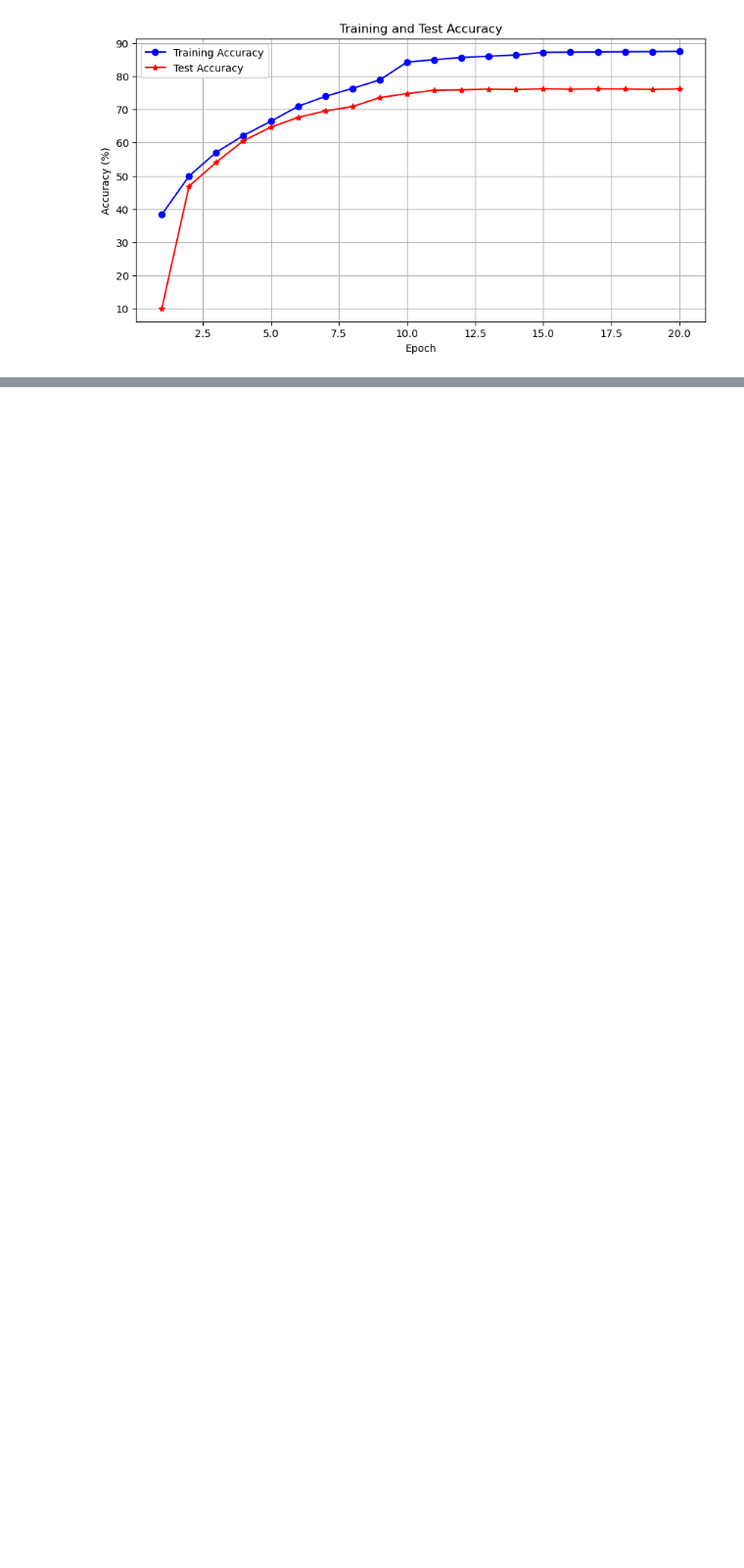
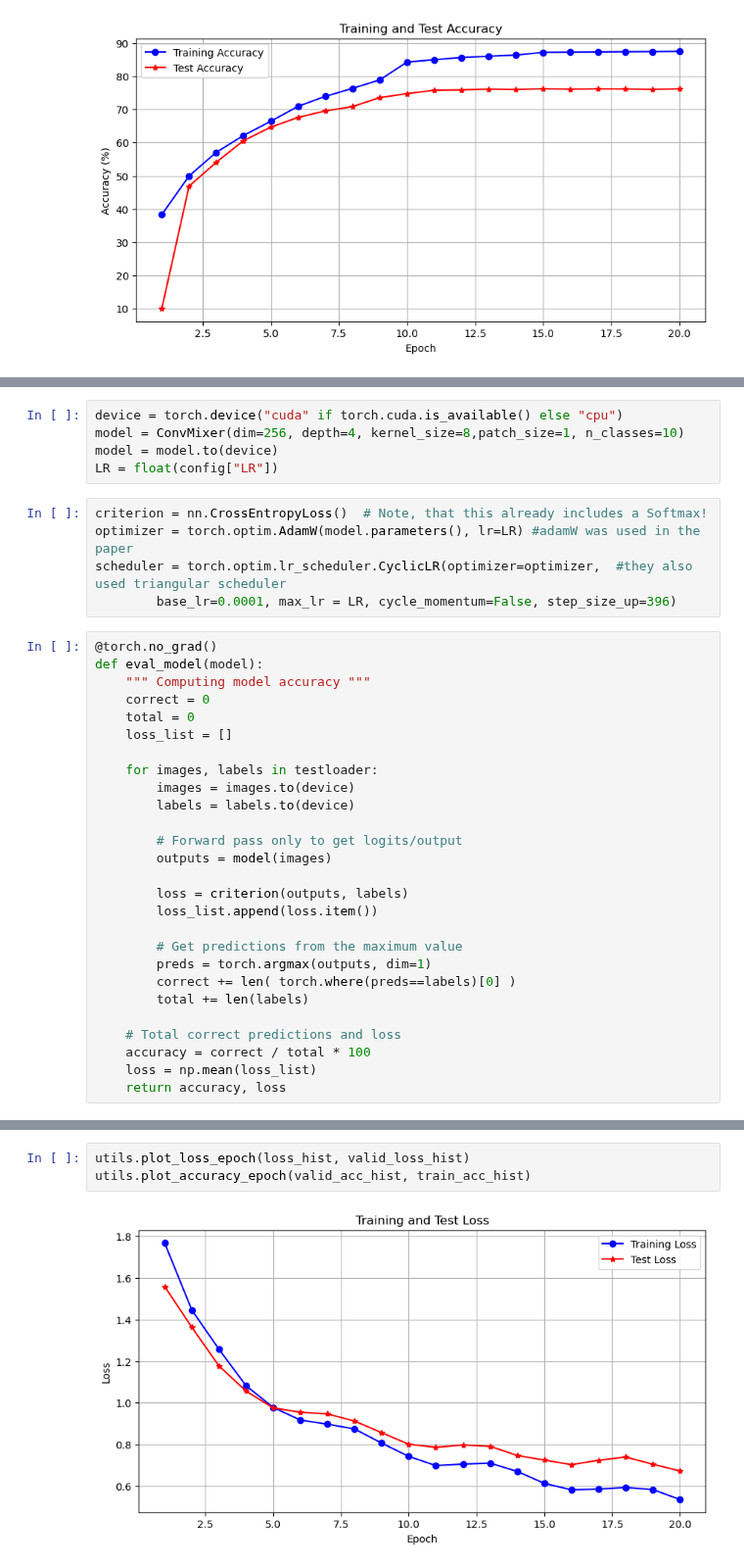
Before and after one commit to FreddieHorn/CudaVisionWS23, a Jupyter notebook: Assignment2/assignment_2_luke.ipynb, the cells around one changed output, grey strips where cells are left out. Shown at 98% size. Drawn from its saved outputs; the diff is of its cells as text; blank space fills up the shorter version.

```diff
--- a/Assignment2/assignment_2_luke.ipynb
+++ b/Assignment2/assignment_2_luke.ipynb
@@ -974,0 +1011,37 @@ utils.plot_accuracy_epoch(test_accuracy_list, train_accuracy_list)
+# %%
+device = torch.device("cuda" if torch.cuda.is_available() else "cpu")
+model = ConvMixer(dim=256, depth=4, kernel_size=8,patch_size=1, n_classes=10)
+model = model.to(device)
+LR = float(config["LR"])
+# %%
+criterion = nn.CrossEntropyLoss()  # Note, that this already includes a Softmax!
+optimizer = torch.optim.AdamW(model.parameters(), lr=LR) #adamW was used in the paper
+scheduler = torch.optim.lr_scheduler.CyclicLR(optimizer=optimizer,  #they also used triangular scheduler
+        base_lr=0.0001, max_lr = LR, cycle_momentum=False, step_size_up=396)
+# %%
+@torch.no_grad()
+def eval_model(model):
+    """ Computing model accuracy """
+    correct = 0
+    total = 0
+    loss_list = []
+
+    for images, labels in testloader:
+        images = images.to(device)
+        labels = labels.to(device)
+
+        # Forward pass only to get logits/output
+        outputs = model(images)
+
+        loss = criterion(outputs, labels)
+        loss_list.append(loss.item())
+
+        # Get predictions from the maximum value
+        preds = torch.argmax(outputs, dim=1)
+        correct += len( torch.where(preds==labels)[0] )
+        total += len(labels)
+
+    # Total correct predictions and loss
+    accuracy = correct / total * 100
+    loss = np.mean(loss_list)
+    return accuracy, loss
@@ -974,0 +1099,5 @@ utils.plot_accuracy_epoch(test_accuracy_list, train_accuracy_list)
+# %%
+utils.plot_loss_epoch(loss_hist, valid_loss_hist)
+utils.plot_accuracy_epoch(valid_acc_hist, train_acc_hist)
+# %% [output]
+[figure, added]
```
Also changed, not shown: parts of 7 cells of this notebook, 1 other file.
